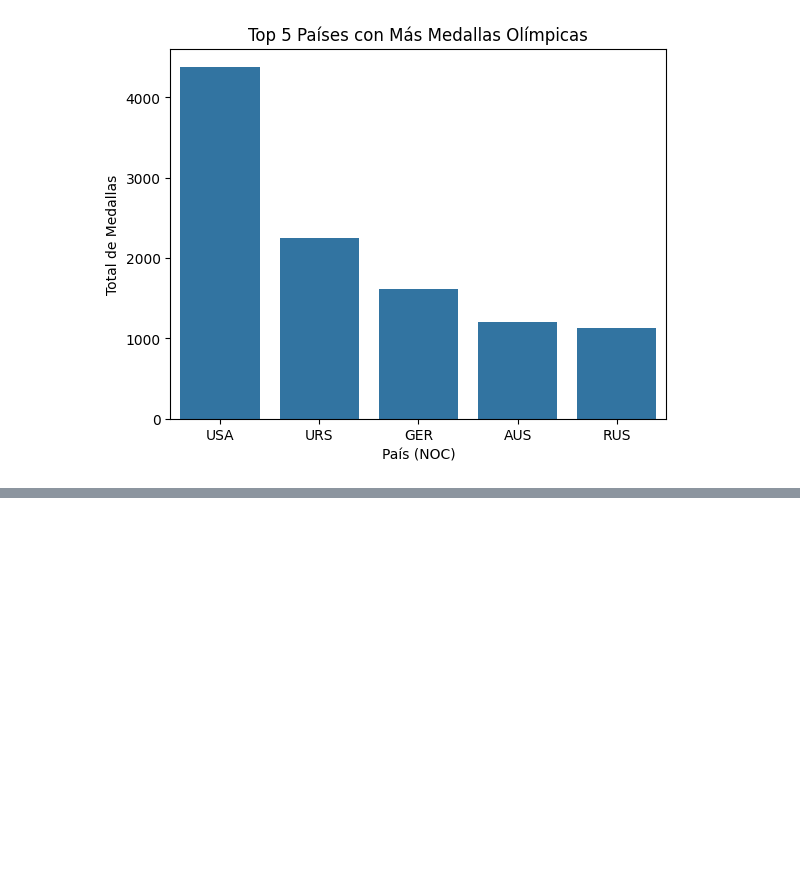
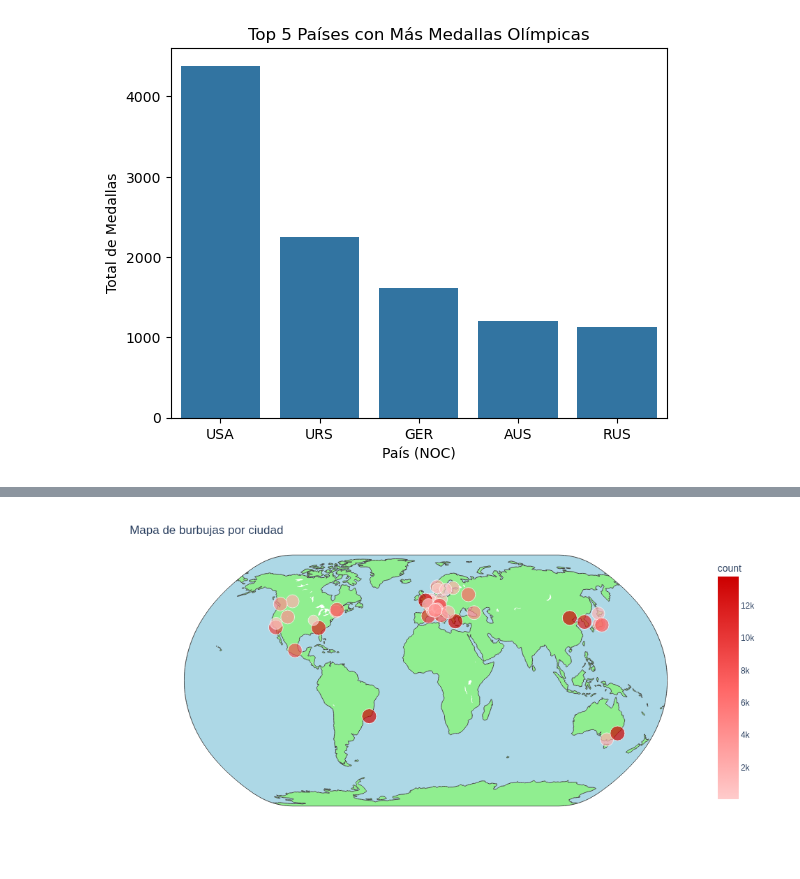
Before and after one commit to VIZ3NT04/model_ath, a Jupyter notebook: piton.ipynb, the cells around one changed output, grey strips where cells are left out. Drawn from its saved outputs; the diff is of its cells as text; code cells hidden in the pictures; blank space fills up the shorter version.

```diff
--- a/piton.ipynb
+++ b/piton.ipynb
@@ -400,0 +348,38 @@ display(m)
+# %%
+import numpy as np
+import plotly.express as px
+
+# Escalar tamaños de las burbujas
+df_grouped_clean['size_scaled'] = np.log1p(df_grouped_clean['count'])
+
+# Escala de rojos: de rojo claro a rojo intenso
+red_scale = ["#ffcccc", "#ff6666", "#cc0000"]
+
+# Crear mapa de burbujas
+fig = px.scatter_geo(
+    df_grouped_clean,
+    lat='latitude', lon='longitude',
+    size='size_scaled',
+    color='count',
+    hover_name='City',
+    projection='natural earth',
+    size_max=15,
+    color_continuous_scale=red_scale
+)
+
+# Layout grande
+fig.update_layout(
+    title="Mapa de burbujas por ciudad",
+    geo=dict(
+        showland=True,
+        landcolor="lightgreen",
+        showocean=True,
+        oceancolor="lightblue"
+    ),
+    width=900,
+    height=500
+)
+
+fig.show()
+# %% [output]
+[figure, added]
```
Also changed, not shown: parts of 9 cells of this notebook.
